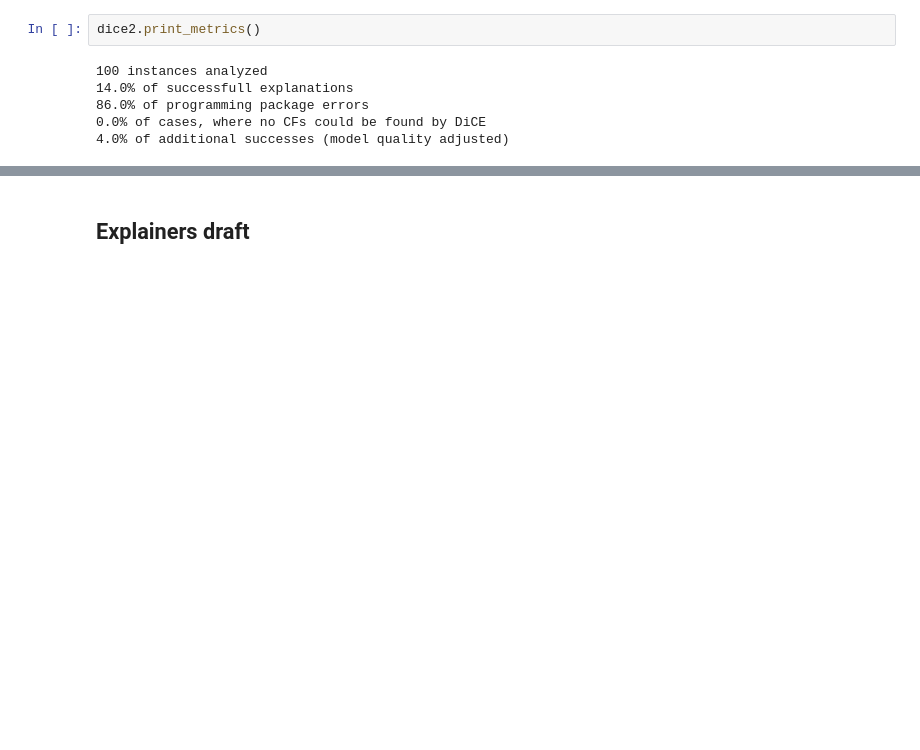
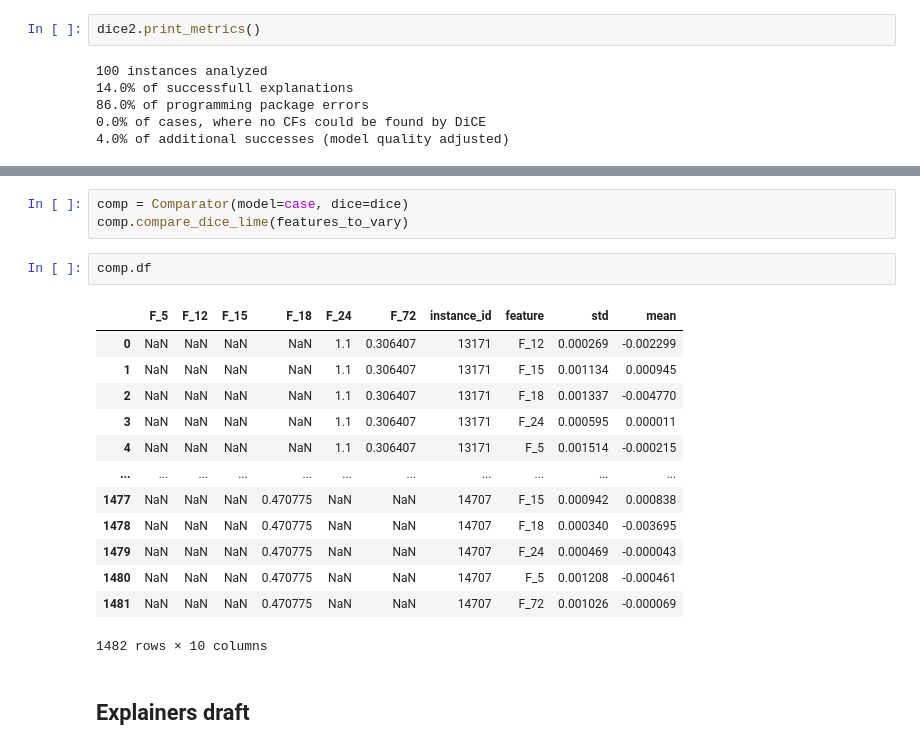
Before and after one commit to KseniaKingsep/interpretable-ml-risks, a Jupyter notebook: notebooks/1_2_CaseCI.ipynb, the cells around one changed output, grey strips where cells are left out. Drawn from its saved outputs; the diff is of its cells as text; blank space fills up the shorter version.

```diff
--- a/notebooks/1_2_CaseCI.ipynb
+++ b/notebooks/1_2_CaseCI.ipynb
@@ -153,3 +189,22 @@ dice2.print_metrics()
+# %%
+comp = Comparator(model=case, dice=dice)
+comp.compare_dice_lime(features_to_vary)
+# %%
+comp.df
+# %% [output]
+|  | F_5 | F_12 | F_15 | F_18 | F_24 | F_72 | instance_id | feature | std | mean |
+| 0 | NaN | NaN | NaN | NaN | 1.1 | 0.306407 | 13171 | F_12 | 0.000269 | -0.002299 |
+| 1 | NaN | NaN | NaN | NaN | 1.1 | 0.306407 | 13171 | F_15 | 0.001134 | 0.000945 |
+| 2 | NaN | NaN | NaN | NaN | 1.1 | 0.306407 | 13171 | F_18 | 0.001337 | -0.004770 |
+| 3 | NaN | NaN | NaN | NaN | 1.1 | 0.306407 | 13171 | F_24 | 0.000595 | 0.000011 |
+| 4 | NaN | NaN | NaN | NaN | 1.1 | 0.306407 | 13171 | F_5 | 0.001514 | -0.000215 |
+| ... | ... | ... | ... | ... | ... | ... | ... | ... | ... | ... |
+| 1477 | NaN | NaN | NaN | 0.470775 | NaN | NaN | 14707 | F_15 | 0.000942 | 0.000838 |
+| 1478 | NaN | NaN | NaN | 0.470775 | NaN | NaN | 14707 | F_18 | 0.000340 | -0.003695 |
+| 1479 | NaN | NaN | NaN | 0.470775 | NaN | NaN | 14707 | F_24 | 0.000469 | -0.000043 |
+| 1480 | NaN | NaN | NaN | 0.470775 | NaN | NaN | 14707 | F_5 | 0.001208 | -0.000461 |
+| 1481 | NaN | NaN | NaN | 0.470775 | NaN | NaN | 14707 | F_72 | 0.001026 | -0.000069 |
+1482 rows × 10 columns
 # %% [markdown]
 ## Explainers draft
 # %%
```
Also changed, not shown: parts of 7 cells of this notebook, 1 other file.
